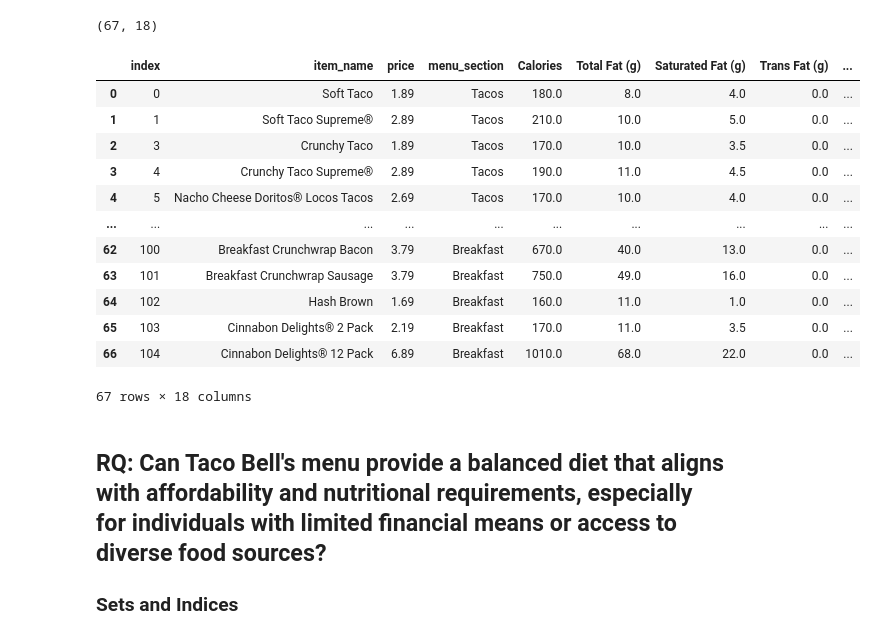
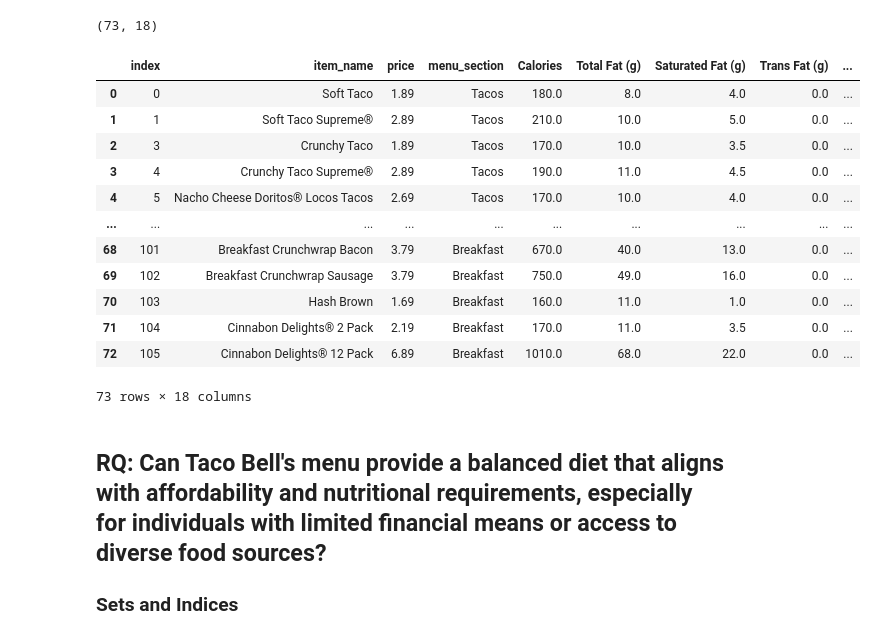
Before and after one commit to ashrifehn/tacobell_menu_optimization, a Jupyter notebook: model_development/final_models.ipynb, the cells around one changed output. Cells and saved outputs as stored; diff of their text form; code cells hidden in the pictures.

```diff
--- a/model_development/final_models.ipynb
+++ b/model_development/final_models.ipynb
@@ -20,25 +17,25 @@ pd.set_option('display.max_columns', None)
 # %%
 
 # change name of path
-food_data = pd.read_csv("../data/cleaned_indv_items.csv", index_col=0)
+food_data = pd.read_csv("../data/cleaned_taco_bell_menu_items.csv", index_col=0)
 food_data.reset_index(inplace=True)
 print(food_data.shape)
 food_data
 # %% [output]
-(67, 18)
+(73, 18)
 |  | index | item_name | price | menu_section | Calories | Total Fat (g) | Saturated Fat (g) | Trans Fat (g) | ... |
 | 0 | 0 | Soft Taco | 1.89 | Tacos | 180.0 | 8.0 | 4.0 | 0.0 | ... |
 | 1 | 1 | Soft Taco Supreme® | 2.89 | Tacos | 210.0 | 10.0 | 5.0 | 0.0 | ... |
 | 2 | 3 | Crunchy Taco | 1.89 | Tacos | 170.0 | 10.0 | 3.5 | 0.0 | ... |
 | 3 | 4 | Crunchy Taco Supreme® | 2.89 | Tacos | 190.0 | 11.0 | 4.5 | 0.0 | ... |
 | 4 | 5 | Nacho Cheese Doritos® Locos Tacos | 2.69 | Tacos | 170.0 | 10.0 | 4.0 | 0.0 | ... |
 | ... | ... | ... | ... | ... | ... | ... | ... | ... | ... |
-| 62 | 100 | Breakfast Crunchwrap Bacon | 3.79 | Breakfast | 670.0 | 40.0 | 13.0 | 0.0 | ... |
-| 63 | 101 | Breakfast Crunchwrap Sausage | 3.79 | Breakfast | 750.0 | 49.0 | 16.0 | 0.0 | ... |
-| 64 | 102 | Hash Brown | 1.69 | Breakfast | 160.0 | 11.0 | 1.0 | 0.0 | ... |
-| 65 | 103 | Cinnabon Delights® 2 Pack | 2.19 | Breakfast | 170.0 | 11.0 | 3.5 | 0.0 | ... |
-| 66 | 104 | Cinnabon Delights® 12 Pack | 6.89 | Breakfast | 1010.0 | 68.0 | 22.0 | 0.0 | ... |
+| 68 | 101 | Breakfast Crunchwrap Bacon | 3.79 | Breakfast | 670.0 | 40.0 | 13.0 | 0.0 | ... |
+| 69 | 102 | Breakfast Crunchwrap Sausage | 3.79 | Breakfast | 750.0 | 49.0 | 16.0 | 0.0 | ... |
+| 70 | 103 | Hash Brown | 1.69 | Breakfast | 160.0 | 11.0 | 1.0 | 0.0 | ... |
+| 71 | 104 | Cinnabon Delights® 2 Pack | 2.19 | Breakfast | 170.0 | 11.0 | 3.5 | 0.0 | ... |
+| 72 | 105 | Cinnabon Delights® 12 Pack | 6.89 | Breakfast | 1010.0 | 68.0 | 22.0 | 0.0 | ... |
-67 rows × 18 columns
+73 rows × 18 columns
 # %%
 #Defining variables
 price = food_data['price'].tolist()
```
Also changed, not shown: parts of 6 cells of this notebook, 13 other files.
